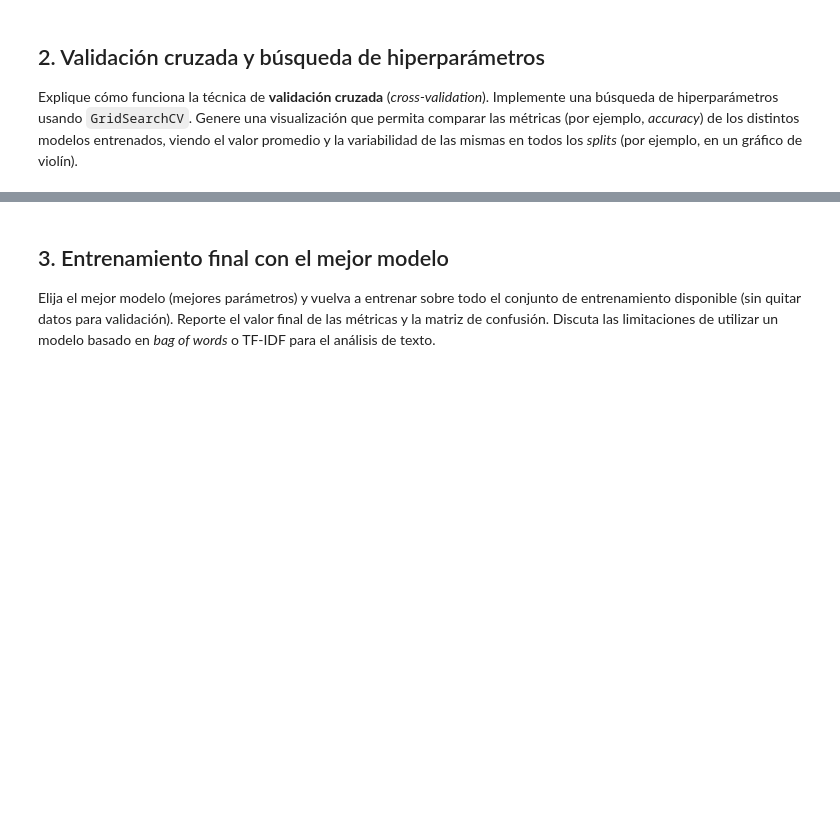
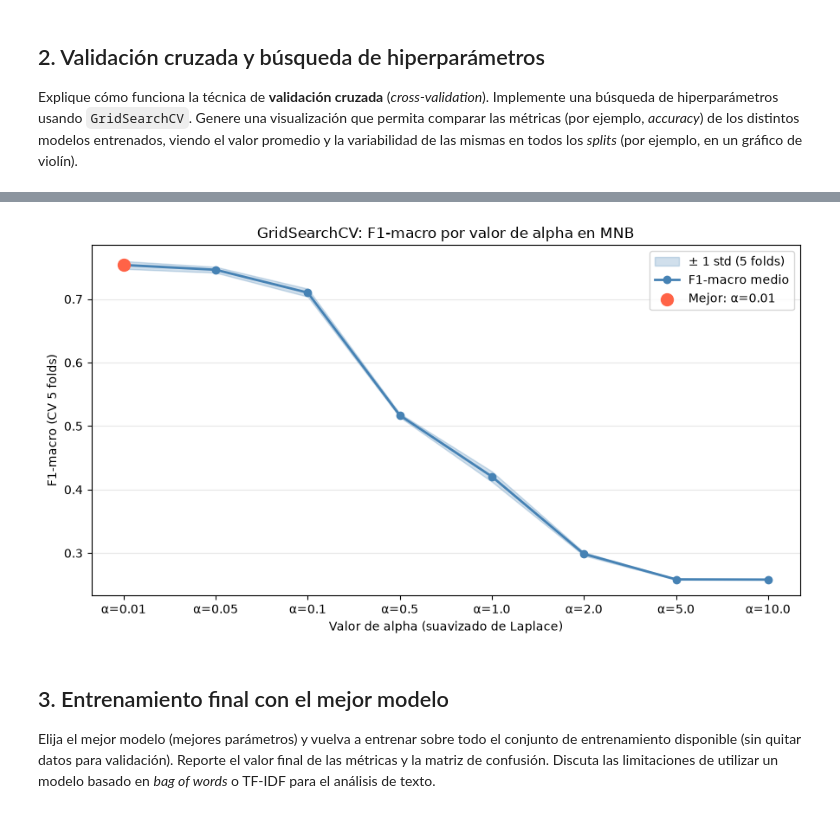
Before and after one commit to Nicolasvb23/intro-cd, a Jupyter notebook: Tarea_2/2026_tarea2.ipynb, the cells around one changed output, grey strips where cells are left out. Saved outputs shown, nothing was run; the diff lists cells and outputs as text; code cells hidden in the pictures; blank space fills up the shorter version.

```diff
--- a/Tarea_2/2026_tarea2.ipynb
+++ b/Tarea_2/2026_tarea2.ipynb
@@ -704,7 +737,33 @@ Genere una visualización que permita comparar las métricas (por ejemplo, *accu
 # %%
-# TODO: Genere una visualización (por ejemplo, gráfico de violín) que compare
-# la accuracy de los distintos modelos entrenados en GridSearchCV,
-# mostrando la variabilidad en los distintos splits.
+results = gs.cv_results_
+alphas = param_grid["alpha"]
+means  = results["mean_test_score"]
+stds   = results["std_test_score"]
+
+fig, ax = plt.subplots(figsize=(9, 5))
+
+ax.fill_between(range(len(alphas)),
+                means - stds, means + stds,
+                alpha=0.25, color="steelblue", label="± 1 std (5 folds)")
+ax.plot(range(len(alphas)), means,
+        marker="o", color="steelblue", lw=2, label="F1-macro medio")
+
+best_idx = alphas.index(gs.best_params_["alpha"])
+ax.scatter([best_idx], [means[best_idx]],
+           color="tomato", s=100, zorder=5, label=f"Mejor: α={gs.best_params_['alpha']}")
+
+ax.set_xticks(range(len(alphas)))
+ax.set_xticklabels([f"α={a}" for a in alphas])
+ax.set_xlabel("Valor de alpha (suavizado de Laplace)")
+ax.set_ylabel("F1-macro (CV 5 folds)")
+ax.set_title("GridSearchCV: F1-macro por valor de alpha en MNB")
+ax.legend()
+ax.grid(axis="y", alpha=0.3)
+plt.tight_layout()
+plt.savefig("../Tarea_2/informe/imagenes/chart_gridsearch_mnb.png", dpi=150, bbox_inches="tight")
+plt.show()
+# %% [output]
+[figure, added]
 # %% [markdown]
 ## 3. Entrenamiento final con el mejor modelo
 Elija el mejor modelo (mejores parámetros) y vuelva a entrenar sobre todo el conjunto de entrenamiento disponible (sin quitar datos para validación).
```
Also changed, not shown: parts of 1 cell of this notebook, 3 other files.
